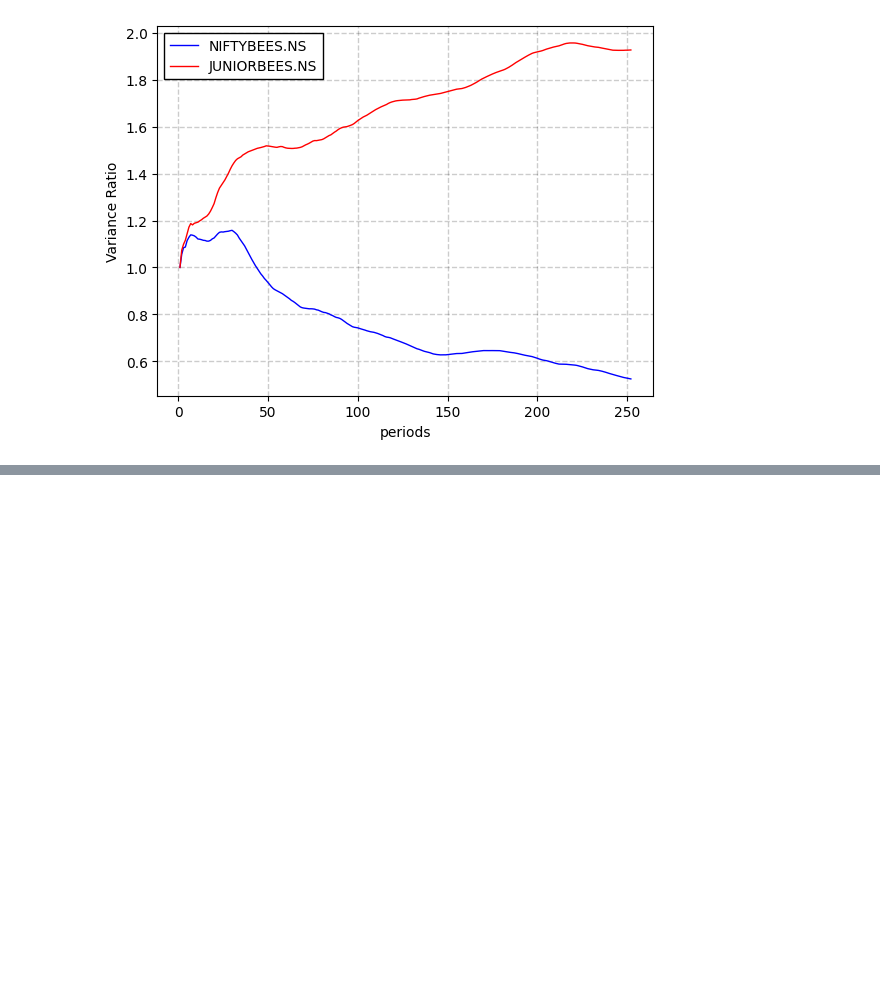
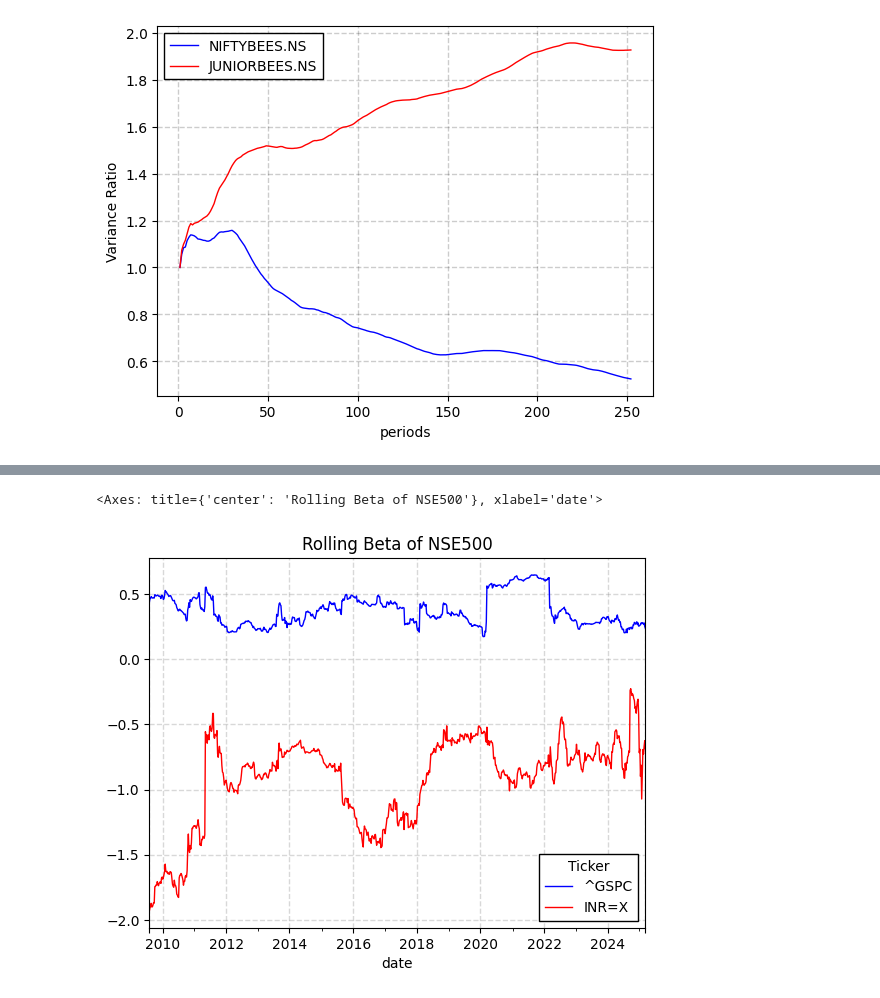
Before and after one commit to nakulrandad/Quant-Finance, a Jupyter notebook: analysis/nifty50.ipynb, the cells around one changed output, grey strips where cells are left out. Saved outputs shown, nothing was run; the diff lists cells and outputs as text; code cells hidden in the pictures; blank space fills up the shorter version.

Commit message:
Attempt to create factor model for nifty50

```diff
--- a/analysis/nifty50.ipynb
+++ b/analysis/nifty50.ipynb
@@ -165,0 +220,9 @@ merged.quant.variance_ratio_test(periods=252).plot(
+# %%
+ret = (
+    pd.DataFrame.quant.ticker(["^CRSLDX", "^GSPC", "INR=X", "GC=F", "BZ=F"])
+    .quant.palign()
+    .quant.to_returns()
+    .quant.agg_returns("W")
+)
+ret.describe()
+print(ret.quant.first_valid_index())
@@ -165,0 +257,7 @@ merged.quant.variance_ratio_test(periods=252).plot(
+# %%
+qt.backtest.rolling_multibeta(
+    ret.iloc[:, :1], factor=ret.iloc[:, 1:3], window=104
+).plot(title="Rolling Beta of NSE500")
+# %% [output]
+<Axes: title={'center': 'Rolling Beta of NSE500'}, xlabel='date'>
+[figure, added]
```
Also changed, not shown: parts of 6 cells of this notebook, 3 other files.
